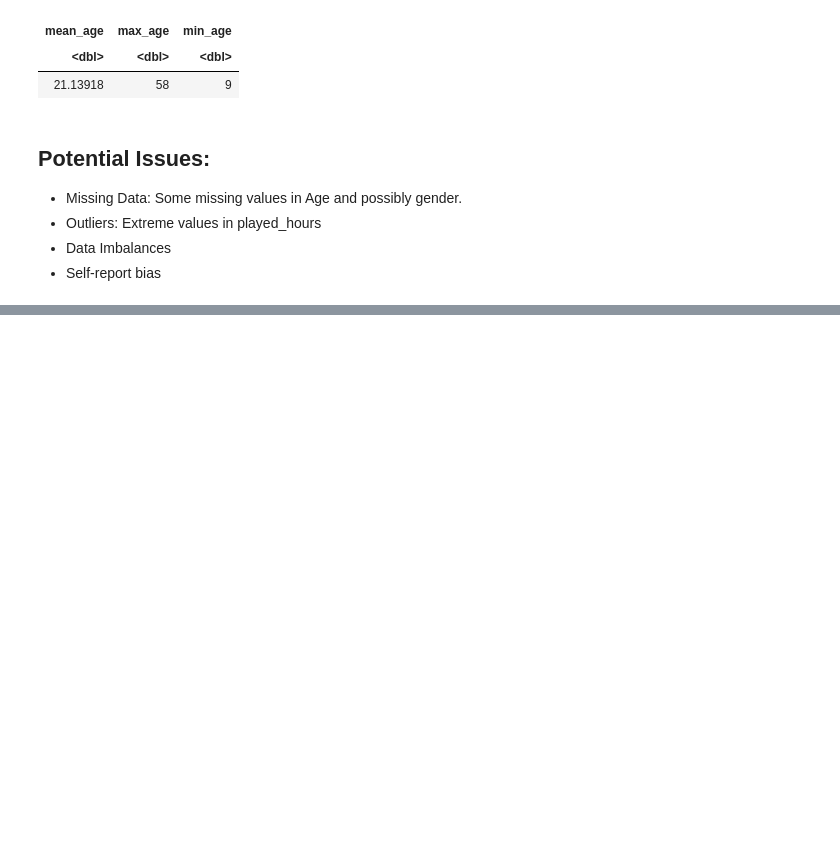
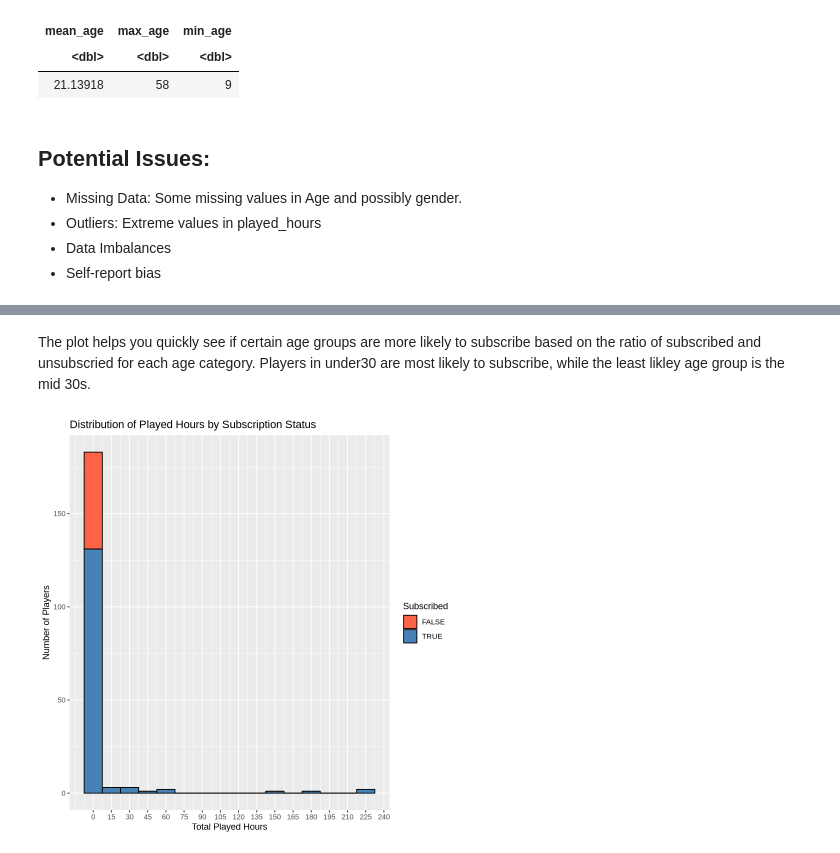
Before and after one commit to Florasuh/individual_project_planning_report, a Jupyter notebook: individual_planning_report.ipynb, the cells around one changed output, grey strips where cells are left out. Drawn from its saved outputs; the diff is of its cells as text; code cells hidden in the pictures; blank space fills up the shorter version.

```diff
--- a/individual_planning_report.ipynb
+++ b/individual_planning_report.ipynb
@@ -175,0 +262,15 @@ The player.csv dataset contains information about age and total hours played. Th
+# %% [markdown]
+The plot helps you quickly see if certain age groups are more likely to subscribe based on the ratio of subscribed and unsubscried for each age category. Players in under30 are most likely to subscribe, while the least likley age group is the mid 30s.
+# %%
+# histogram of played_hours vs subscription status
+played_hours_vs_subscription_status <- ggplot(players, aes(x = played_hours, fill = subscribe)) +
+    geom_histogram(binwidth = 15, position = "stack", color = "black") +
+    scale_fill_manual(values = c("FALSE" = "tomato", "TRUE" = "steelblue")) +
+    scale_x_continuous(breaks = seq(0, 250, by = 15)) +
+    labs(title = "Distribution of Played Hours by Subscription Status",
+         x = "Total Played Hours",
+         y = "Number of Players",
+         fill = "Subscribed")
+played_hours_vs_subscription_status
+# %% [output]
+[figure, added]
```
Also changed, not shown: parts of 13 cells of this notebook.
